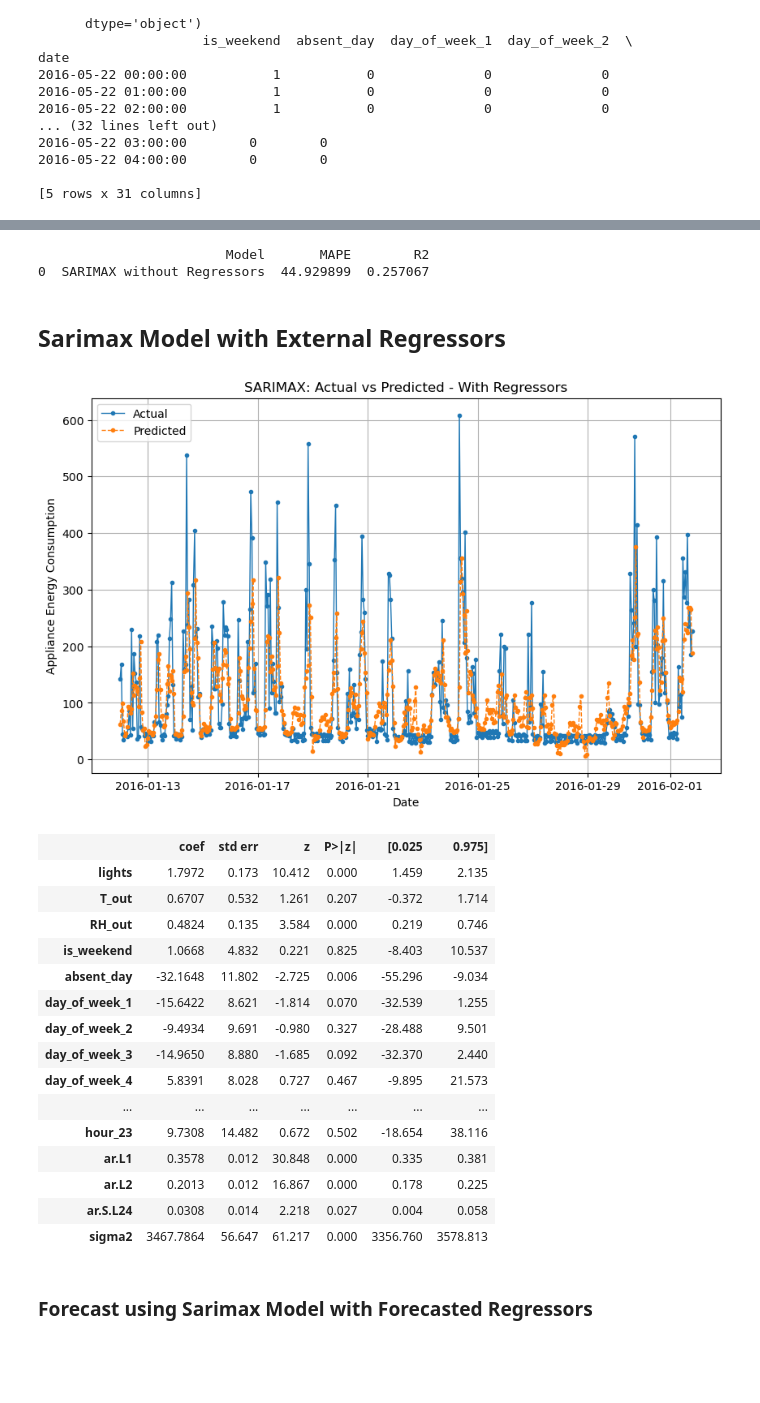
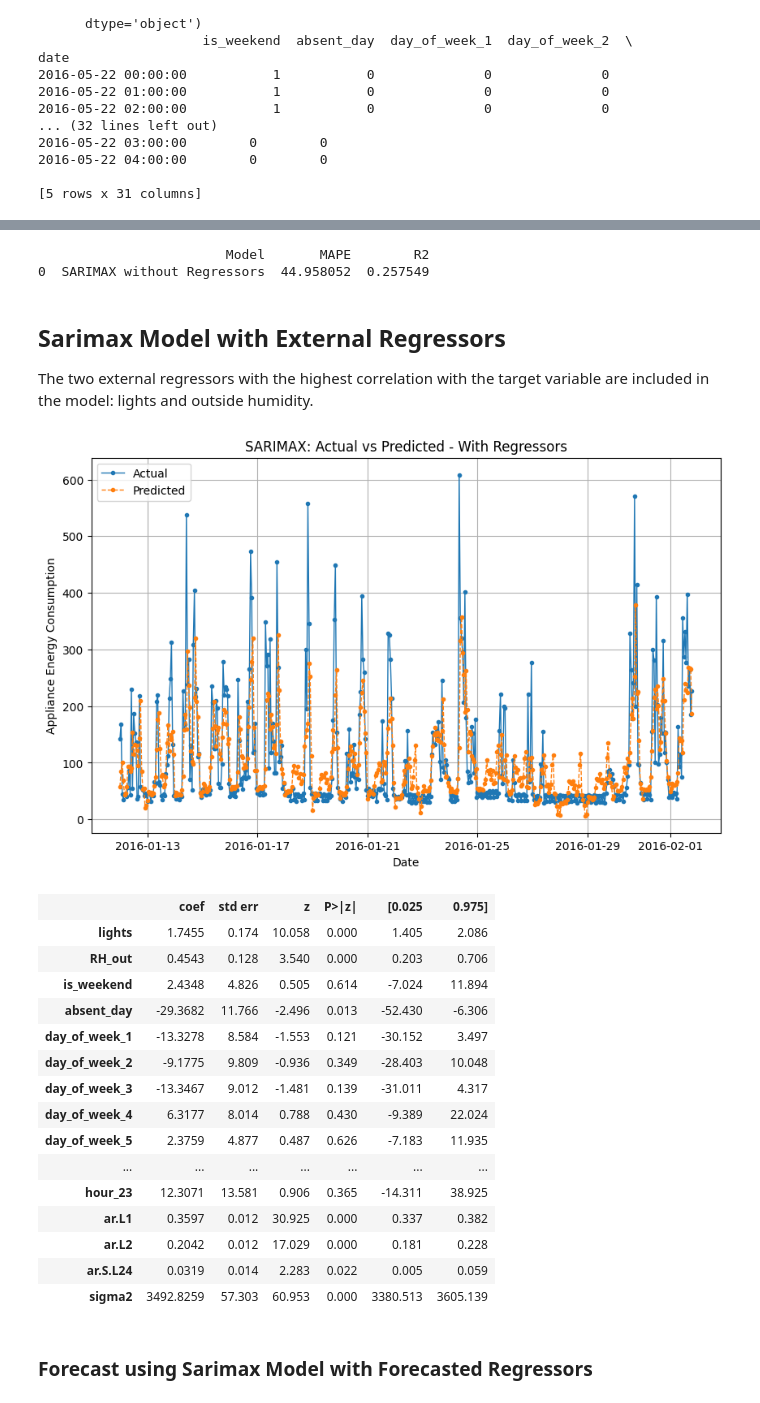
Before and after one commit to farukyasarphd/time_series_prediction_energy, a Jupyter notebook: notebooks/Models.ipynb, the cells around one changed output, grey strips where cells are left out. Saved outputs shown, nothing was run; the diff lists cells and outputs as text; code cells hidden in the pictures; blank space fills up the shorter version.

Commit message:
built sarimax, rf and xgb models with and without external regressors and compared

```diff
--- a/notebooks/Models.ipynb
+++ b/notebooks/Models.ipynb
@@ -149,80 +150,82 @@ plt.show()
 from sklearn.metrics import mean_absolute_error, mean_squared_error
 forecast_horizon = 120
 
-mape = (abs((test_data['Appliances'].iloc[:forecast_horizon] - forecasted_values1) /
+mape1 = (abs((test_data['Appliances'].iloc[:forecast_horizon] - forecasted_values1) /
             test_data['Appliances'].iloc[:forecast_horizon]).mean()) * 100
 
-r2 = r2_score(test_data['Appliances'].iloc[:forecast_horizon], forecasted_values1)
+r2_1 = r2_score(test_data['Appliances'].iloc[:forecast_horizon], forecasted_values1)
 
 error_metrics_df = pd.DataFrame(columns=['Model', 'MAPE', 'R2'])
 
 # Update the error metrics DataFrame
 error_metrics_df = pd.concat([error_metrics_df, pd.DataFrame([{
     'Model': 'SARIMAX without Regressors',
-    'MAPE': mape,
-    'R2': r2
+    'MAPE': mape1,
+    'R2': r2_1
 }])], ignore_index=True)
 
 # Display the updated metrics
 print(error_metrics_df)
 # %% [output]
                         Model       MAPE        R2
-0  SARIMAX without Regressors  44.929899  0.257067
+0  SARIMAX without Regressors  44.958052  0.257549
 # %% [markdown]
 ## Sarimax Model with External Regressors
+
+The two external regressors with the highest correlation with the target variable are included in the model: lights and outside humidity.
 # %%
 # Regressors
-categorical_vars = train_data[['day_of_week', 'hour', 'is_weekend', 'absent_day']]
-categorical_vars = pd.get_dummies(categorical_vars, columns=['day_of_week', 'hour'], drop_first=True)
-exog_vars = pd.concat([train_data[['lights', 'T_out', 'RH_out']], categorical_vars], axis=1)
+exog_vars = train_data[['day_of_week', 'hour', 'is_weekend', 'absent_day']]
+exog_vars = pd.get_dummies(exog_vars, columns=['day_of_week', 'hour'], drop_first=True)
+exog_vars = pd.concat([train_data[['lights', 'RH_out']], exog_vars], axis=1)
 exog_vars = exog_vars.apply(lambda x: x.astype(int) if x.dtype == 'bool' else x)
 
 # SARIMA Model Parameters without regresssors
 model2 = SARIMAX(train_data['Appliances'],
                 exog=exog_vars,
                 order=(2, 0, 0),              # AR(2), No differencing, No MA
                 seasonal_order=(1, 0, 0, 24), # Seasonal AR(1) with 24-hour periodicity
                 enforce_stationarity=False,
                 enforce_invertibility=False)
 
 # Fit the SARIMA Model
 sarima_result2 = model2.fit(disp=False)
 # align indices
 fitted_values = sarima_result2.fittedvalues
 fitted_values.index = train_data.index[fitted_values.shape[0] * -1:]
 
 # Plot Actual vs Predicted
 plt.figure(figsize=(10, 6))
 plt.plot(train_data['Appliances'].iloc[:500], label='Actual', marker='.', linewidth=1)
 plt.plot(fitted_values.iloc[:500], label='Predicted', marker='.', linewidth=1, linestyle='--')
 plt.xlabel('Date')
 plt.ylabel('Appliance Energy Consumption')
 plt.title('SARIMAX: Actual vs Predicted - With Regressors')
 plt.legend()
 plt.grid(True)
 plt.show()
 
 # Model Summary
 model_summary2 = sarima_result2.summary()
 model_summary2.tables[1]
 # %% [output]
-[figure, old version]
+[figure, new version]
 |  | coef | std err | z | P>|z| | [0.025 | 0.975] |
-| lights | 1.7972 | 0.173 | 10.412 | 0.000 | 1.459 | 2.135 |
-| T_out | 0.6707 | 0.532 | 1.261 | 0.207 | -0.372 | 1.714 |
-| RH_out | 0.4824 | 0.135 | 3.584 | 0.000 | 0.219 | 0.746 |
-| is_weekend | 1.0668 | 4.832 | 0.221 | 0.825 | -8.403 | 10.537 |
-| absent_day | -32.1648 | 11.802 | -2.725 | 0.006 | -55.296 | -9.034 |
-| day_of_week_1 | -15.6422 | 8.621 | -1.814 | 0.070 | -32.539 | 1.255 |
-| day_of_week_2 | -9.4934 | 9.691 | -0.980 | 0.327 | -28.488 | 9.501 |
-| day_of_week_3 | -14.9650 | 8.880 | -1.685 | 0.092 | -32.370 | 2.440 |
-| day_of_week_4 | 5.8391 | 8.028 | 0.727 | 0.467 | -9.895 | 21.573 |
+| lights | 1.7455 | 0.174 | 10.058 | 0.000 | 1.405 | 2.086 |
+| RH_out | 0.4543 | 0.128 | 3.540 | 0.000 | 0.203 | 0.706 |
+| is_weekend | 2.4348 | 4.826 | 0.505 | 0.614 | -7.024 | 11.894 |
+| absent_day | -29.3682 | 11.766 | -2.496 | 0.013 | -52.430 | -6.306 |
+| day_of_week_1 | -13.3278 | 8.584 | -1.553 | 0.121 | -30.152 | 3.497 |
+| day_of_week_2 | -9.1775 | 9.809 | -0.936 | 0.349 | -28.403 | 10.048 |
+| day_of_week_3 | -13.3467 | 9.012 | -1.481 | 0.139 | -31.011 | 4.317 |
+| day_of_week_4 | 6.3177 | 8.014 | 0.788 | 0.430 | -9.389 | 22.024 |
+| day_of_week_5 | 2.3759 | 4.877 | 0.487 | 0.626 | -7.183 | 11.935 |
 | ... | ... | ... | ... | ... | ... | ... |
-| hour_23 | 9.7308 | 14.482 | 0.672 | 0.502 | -18.654 | 38.116 |
-| ar.L1 | 0.3578 | 0.012 | 30.848 | 0.000 | 0.335 | 0.381 |
-| ar.L2 | 0.2013 | 0.012 | 16.867 | 0.000 | 0.178 | 0.225 |
-| ar.S.L24 | 0.0308 | 0.014 | 2.218 | 0.027 | 0.004 | 0.058 |
-| sigma2 | 3467.7864 | 56.647 | 61.217 | 0.000 | 3356.760 | 3578.813 |
+| hour_23 | 12.3071 | 13.581 | 0.906 | 0.365 | -14.311 | 38.925 |
+| ar.L1 | 0.3597 | 0.012 | 30.925 | 0.000 | 0.337 | 0.382 |
+| ar.L2 | 0.2042 | 0.012 | 17.029 | 0.000 | 0.181 | 0.228 |
+| ar.S.L24 | 0.0319 | 0.014 | 2.283 | 0.022 | 0.005 | 0.059 |
+| sigma2 | 3492.8259 | 57.303 | 60.953 | 0.000 | 3380.513 | 3605.139 |
 # %% [markdown]
 ### Forecast using Sarimax Model with Forecasted Regressors
 # %% [markdown]
```
Also changed, not shown: parts of 39 cells of this notebook, 1 other file.
